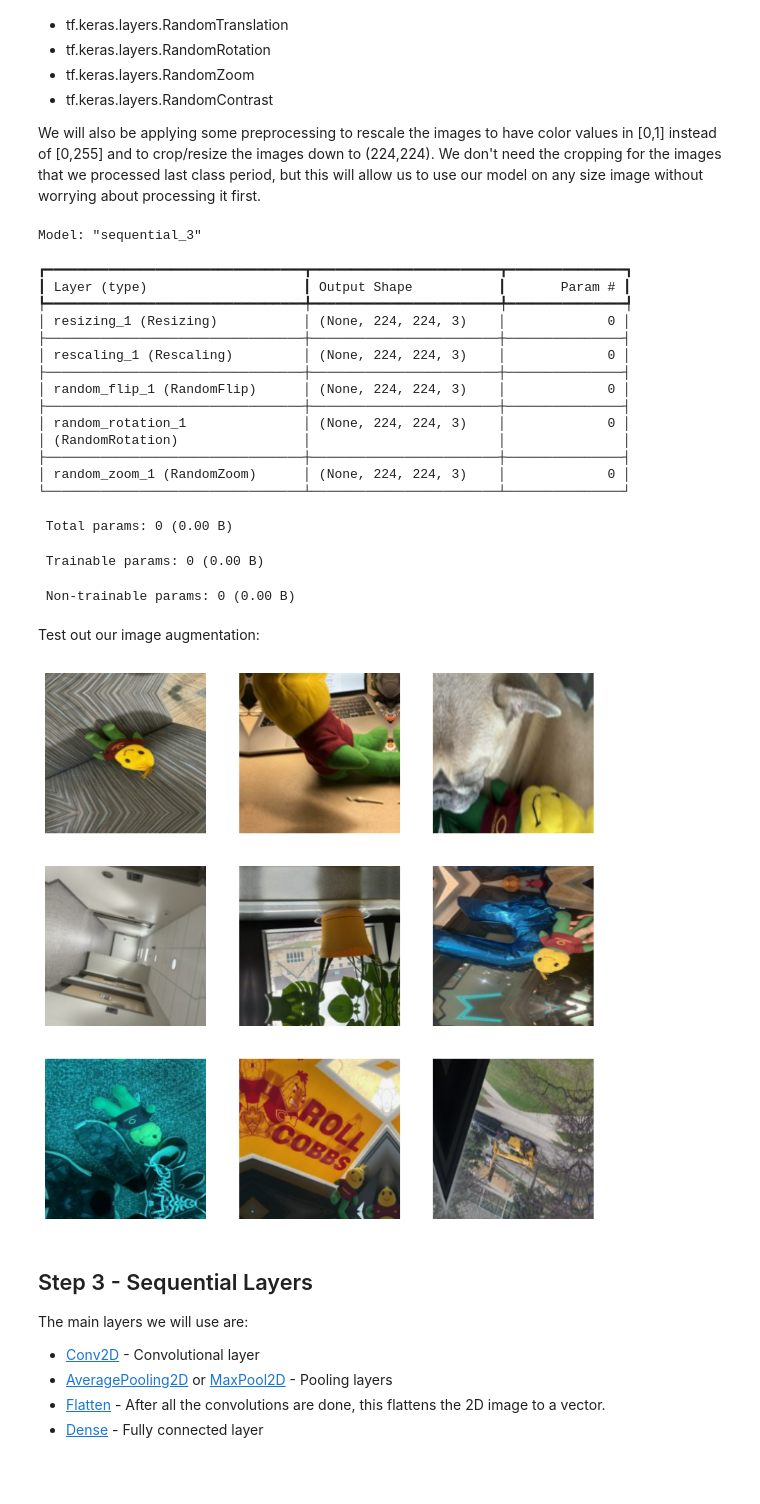
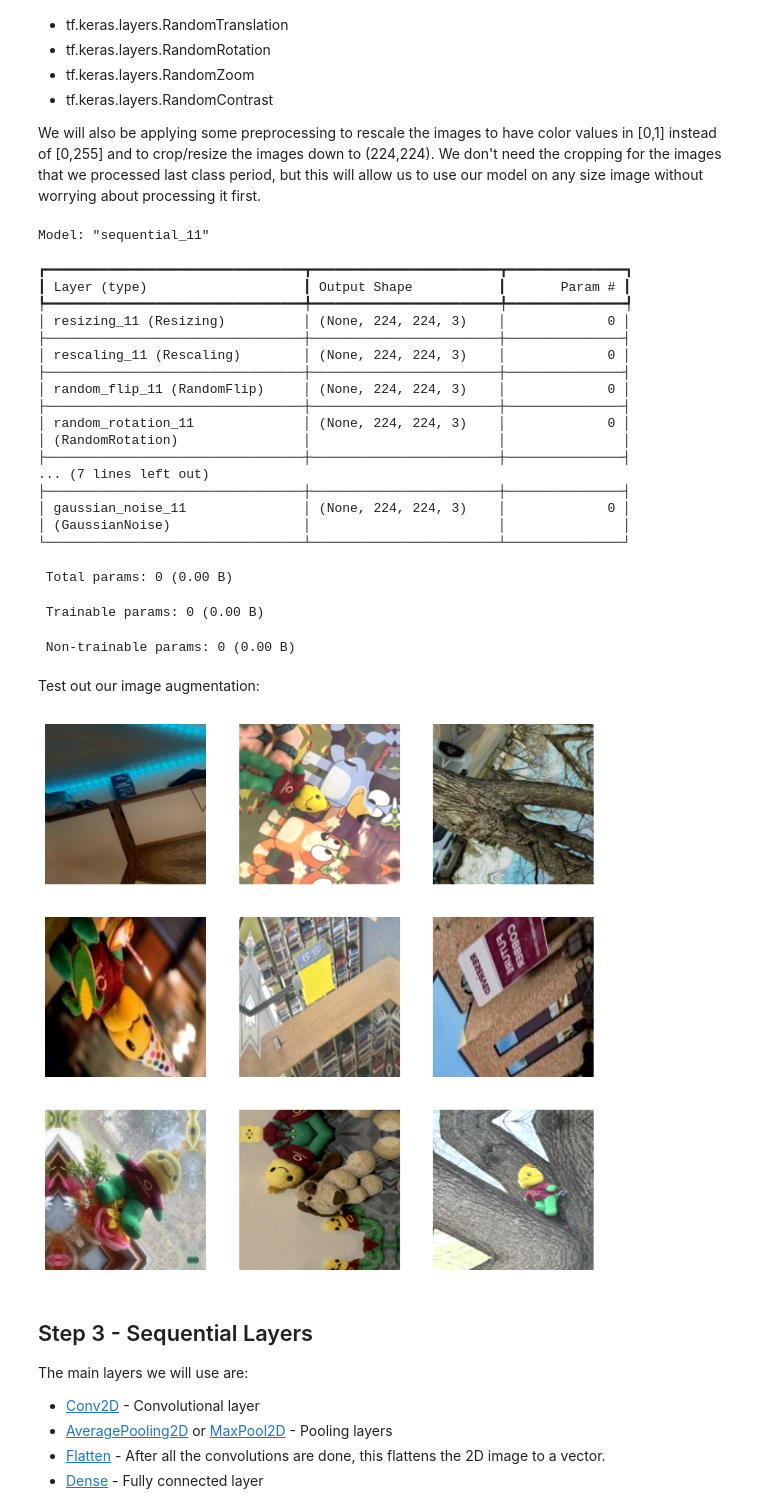
Before and after one commit to rdfiske17/CSC380, a Jupyter notebook: scripts/Convolutional_Neural_Net.ipynb, the cells around one changed output. Drawn from its saved outputs; the diff is of its cells as text; code cells hidden in the pictures; blank space fills up the shorter version.

```diff
--- a/scripts/Convolutional_Neural_Net.ipynb
+++ b/scripts/Convolutional_Neural_Net.ipynb
@@ -67,25 +67,31 @@ image_preprocess = tf.keras.Sequential([
     layers.Rescaling(1./255),
     layers.RandomFlip("horizontal_and_vertical"),
     layers.RandomRotation(0.2),
-    layers.RandomZoom(.5,.2) #added RandomZoom, idk if this will really do anything
+    layers.RandomZoom(.5,.2), #added RandomZoom, idk if this will really do anything
+    layers.RandomBrightness(0.0007), # also added the next three here
+    layers.RandomContrast(0.1),
+    layers.GaussianNoise(0.1)
 ])
 
 image_preprocess.summary()
 # %% [output]
-Model: "sequential_3"
+Model: "sequential_11"
 ┏━━━━━━━━━━━━━━━━━━━━━━━━━━━━━━━━━┳━━━━━━━━━━━━━━━━━━━━━━━━┳━━━━━━━━━━━━━━━┓
 ┃ Layer (type)                    ┃ Output Shape           ┃       Param # ┃
 ┡━━━━━━━━━━━━━━━━━━━━━━━━━━━━━━━━━╇━━━━━━━━━━━━━━━━━━━━━━━━╇━━━━━━━━━━━━━━━┩
-│ resizing_1 (Resizing)           │ (None, 224, 224, 3)    │             0 │
+│ resizing_11 (Resizing)          │ (None, 224, 224, 3)    │             0 │
 ├─────────────────────────────────┼────────────────────────┼───────────────┤
-│ rescaling_1 (Rescaling)         │ (None, 224, 224, 3)    │             0 │
+│ rescaling_11 (Rescaling)        │ (None, 224, 224, 3)    │             0 │
 ├─────────────────────────────────┼────────────────────────┼───────────────┤
-│ random_flip_1 (RandomFlip)      │ (None, 224, 224, 3)    │             0 │
+│ random_flip_11 (RandomFlip)     │ (None, 224, 224, 3)    │             0 │
 ├─────────────────────────────────┼────────────────────────┼───────────────┤
-│ random_rotation_1               │ (None, 224, 224, 3)    │             0 │
+│ random_rotation_11              │ (None, 224, 224, 3)    │             0 │
 │ (RandomRotation)                │                        │               │
 ├─────────────────────────────────┼────────────────────────┼───────────────┤
-│ random_zoom_1 (RandomZoom)      │ (None, 224, 224, 3)    │             0 │
+... (7 lines left out)
+├─────────────────────────────────┼────────────────────────┼───────────────┤
+│ gaussian_noise_11               │ (None, 224, 224, 3)    │             0 │
+│ (GaussianNoise)                 │                        │               │
 └─────────────────────────────────┴────────────────────────┴───────────────┘
  Total params: 0 (0.00 B)
  Trainable params: 0 (0.00 B)
@@ -95,15 +101,18 @@ Test out our image augmentation:
 # %%
 iterator = iter(train_dataset)
 
 plt.figure(figsize=(10, 10))
 for i in range(9):
   image = tf.cast(tf.expand_dims(next(iterator)[0][0], 0), tf.float32)
   augmented_image = image_preprocess(image)
+  augmented_image = tf.clip_by_value(augmented_image, 0.0, 1.0) # Clip pixel values to the valid range [0, 1]
   ax = plt.subplot(3, 3, i + 1)
   plt.imshow(augmented_image[0])
   plt.axis("off")
+
+plt.show()
 # %% [output]
-[figure, old version]
+[figure, new version]
 # %% [markdown]
 ## Step 3 - Sequential Layers
 
```
Also changed, not shown: parts of 6 cells of this notebook, 1 other file.
